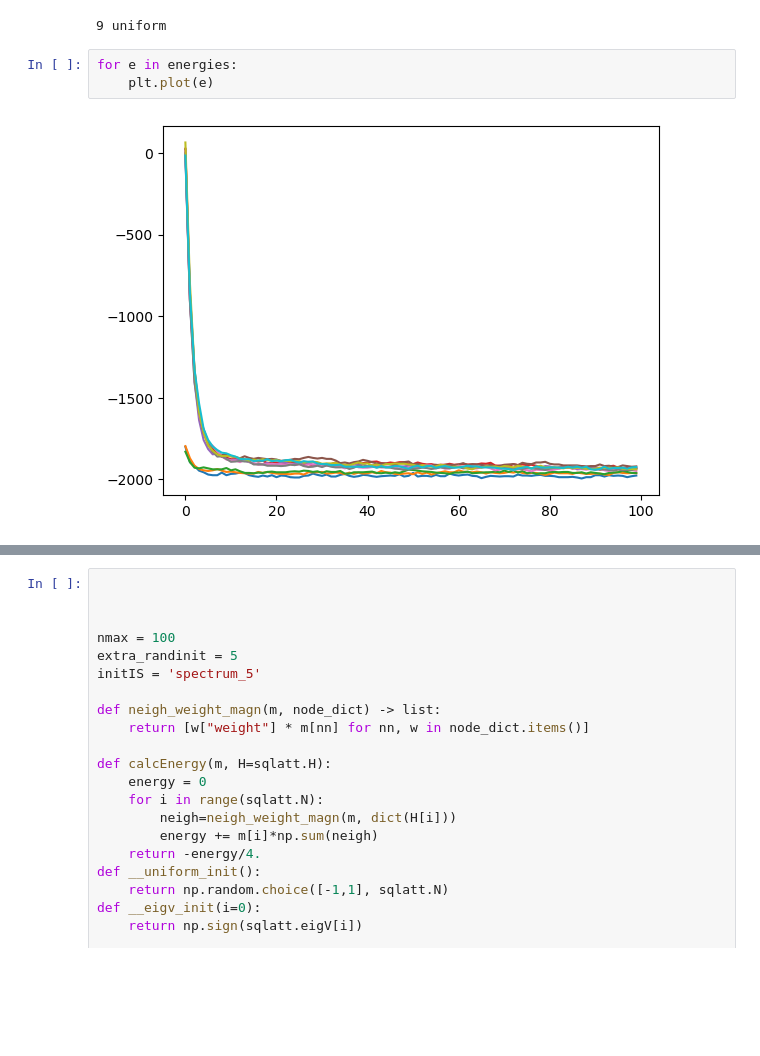
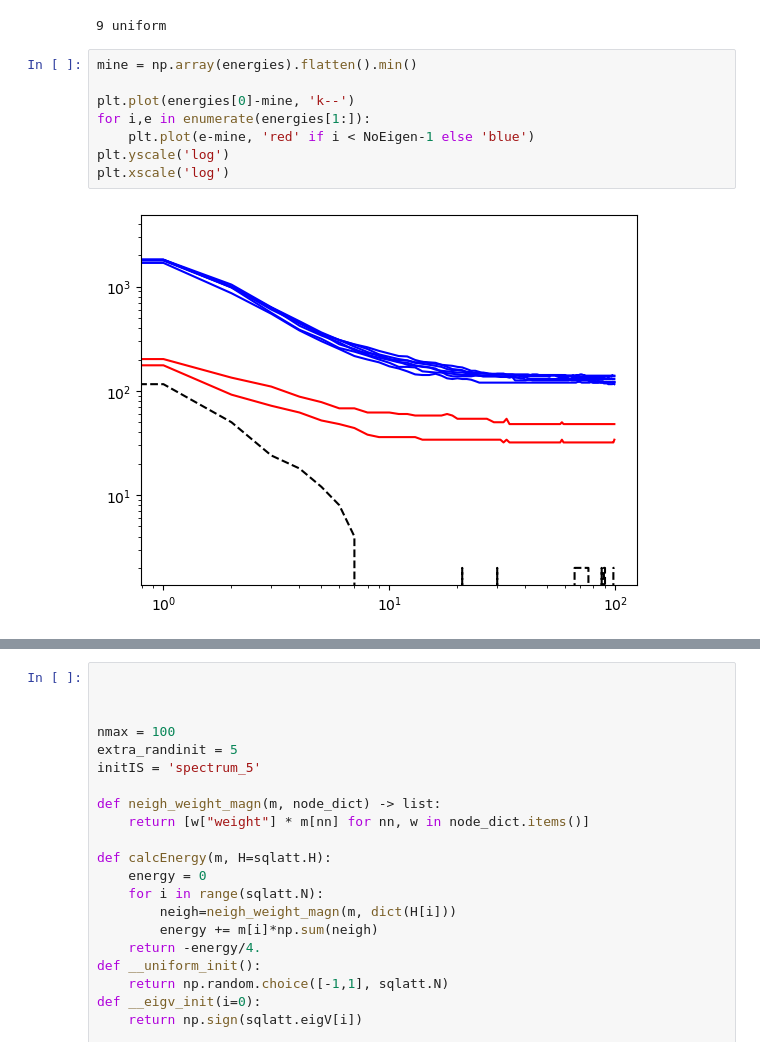
Before and after one commit to giulioiannelli/lrgsglib-public, a Jupyter notebook: notebooks/lattc2dsq_IsingDynamics_energy_comparison.ipynb, the cells around one changed output, grey strips where cells are left out. Saved outputs shown, nothing was run; the diff lists cells and outputs as text; blank space fills up the shorter version.

```diff
--- a/notebooks/lattc2dsq_IsingDynamics_energy_comparison.ipynb
+++ b/notebooks/lattc2dsq_IsingDynamics_energy_comparison.ipynb
@@ -51,8 +51,13 @@ for rep in range(replica):
 7 uniform
 8 uniform
 9 uniform
-# %%
-for e in energies:
-    plt.plot(e)
-# %% [output]
-[figure, removed]
+# %%
+mine = np.array(energies).flatten().min()
+
+plt.plot(energies[0]-mine, 'k--')
+for i,e in enumerate(energies[1:]):
+    plt.plot(e-mine, 'red' if i < NoEigen-1 else 'blue')
+plt.yscale('log')
+plt.xscale('log')
+# %% [output]
+[figure, added]
```
Also changed, not shown: parts of 4 cells of this notebook, 17 other files.
